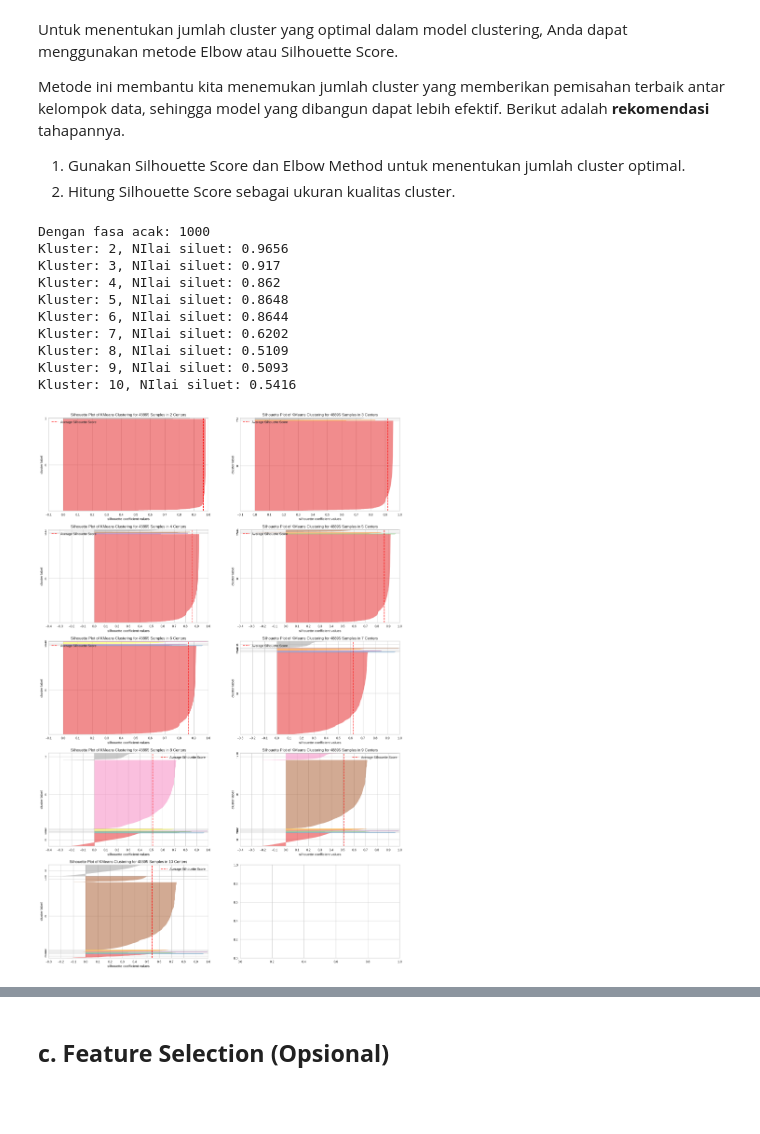
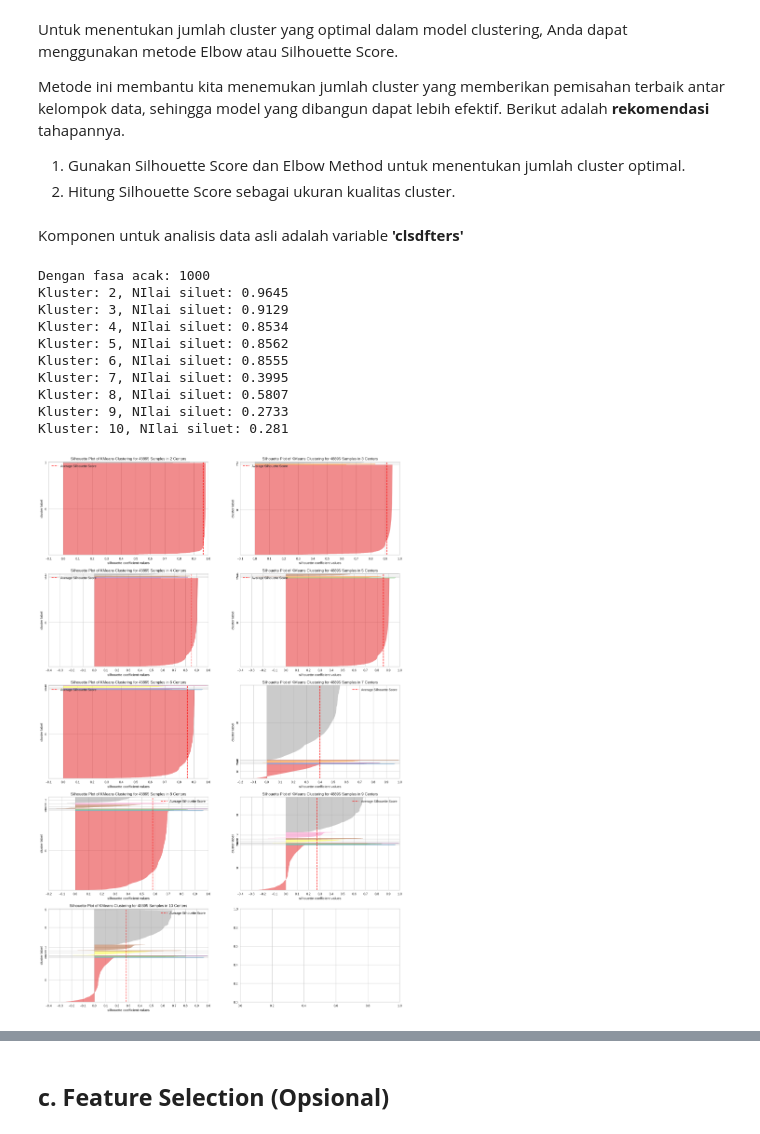
Before and after one commit to DGkurnia/cnkproject, a Jupyter notebook: Submisi_Akhir_BMLP_Derfansyah_Guswiranata_Kurnia_clus_mk2.ipynb, the cells around one changed output, grey strips where cells are left out. Drawn from its saved outputs; the diff is of its cells as text; code cells hidden in the pictures; blank space fills up the shorter version.

```diff
--- a/Submisi_Akhir_BMLP_Derfansyah_Guswiranata_Kurnia_clus_mk2.ipynb
+++ b/Submisi_Akhir_BMLP_Derfansyah_Guswiranata_Kurnia_clus_mk2.ipynb
@@ -423,7 +440,7 @@ dtype: object
 # %%
 #inisiasi mlb
-lb = LabelBinarizer()
-clrconres = lb.fit_transform(clroom)
+mlb = MultiLabelBinarizer()
+clrconres = mlb.fit_transform(clroom)
 clrconres = pd.DataFrame(clrconres, columns=lb.classes_)
 clrconres.head()
 # %% [output]
@@ -499,15 +525,17 @@ def inspeksi_kluster(clsdfcom, cluster_range=range(2, 11), random_states=[1000],
+# %% [markdown]
+Komponen untuk analisis data asli adalah variable **'clsdfters'**
 # %%
-#eksekusi hasil
-inspeksi_kluster(clsdfcom)
+#eksekusi hasil dataset jadi (optimasi normal)
+nres = inspeksi_kluster(clsdfcom)
 # %% [output]
 Dengan fasa acak: 1000
-Kluster: 2, NIlai siluet: 0.9656
-Kluster: 3, NIlai siluet: 0.917
-Kluster: 4, NIlai siluet: 0.862
-Kluster: 5, NIlai siluet: 0.8648
-Kluster: 6, NIlai siluet: 0.8644
-Kluster: 7, NIlai siluet: 0.6202
-Kluster: 8, NIlai siluet: 0.5109
-Kluster: 9, NIlai siluet: 0.5093
-Kluster: 10, NIlai siluet: 0.5416
+Kluster: 2, NIlai siluet: 0.9645
+Kluster: 3, NIlai siluet: 0.9129
+Kluster: 4, NIlai siluet: 0.8534
+Kluster: 5, NIlai siluet: 0.8562
+Kluster: 6, NIlai siluet: 0.8555
+Kluster: 7, NIlai siluet: 0.3995
+Kluster: 8, NIlai siluet: 0.5807
+Kluster: 9, NIlai siluet: 0.2733
+Kluster: 10, NIlai siluet: 0.281
-[figure, old version]
+[figure, new version]
```
Also changed, not shown: parts of 53 cells of this notebook.
